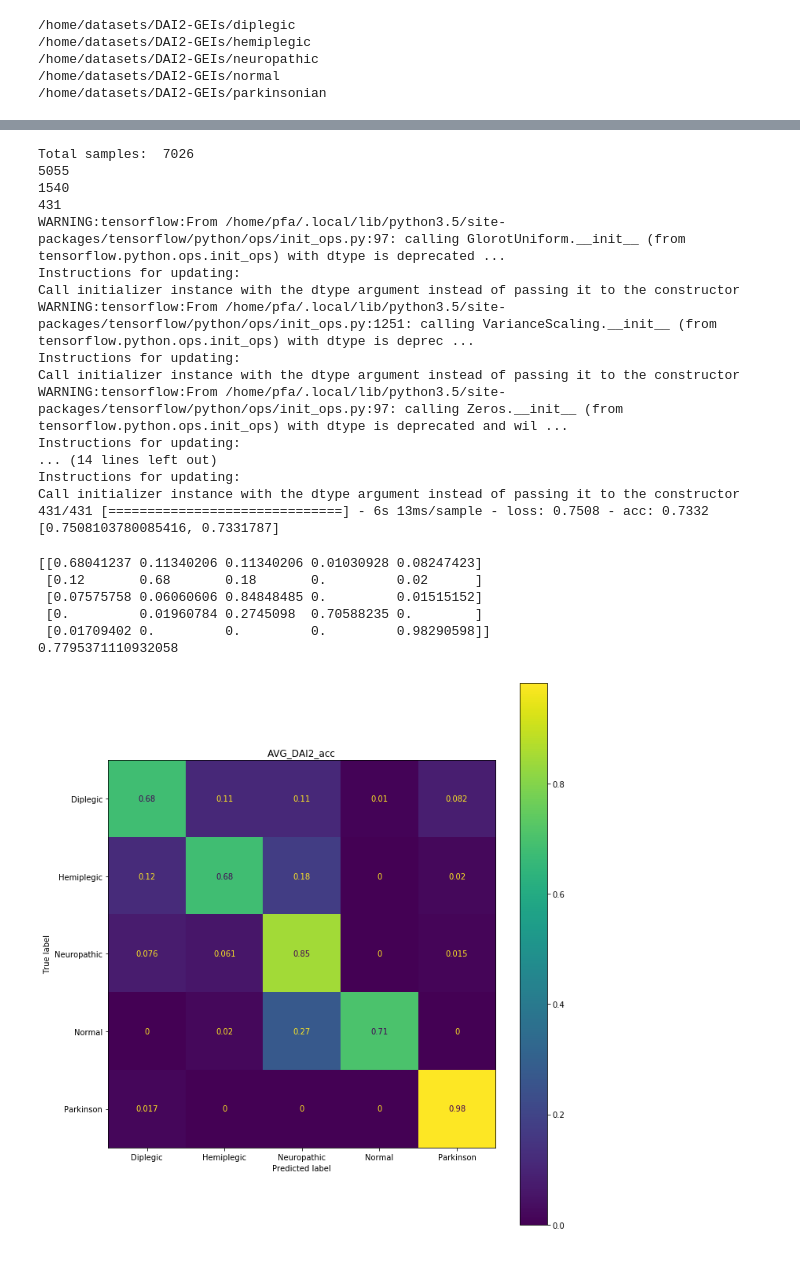
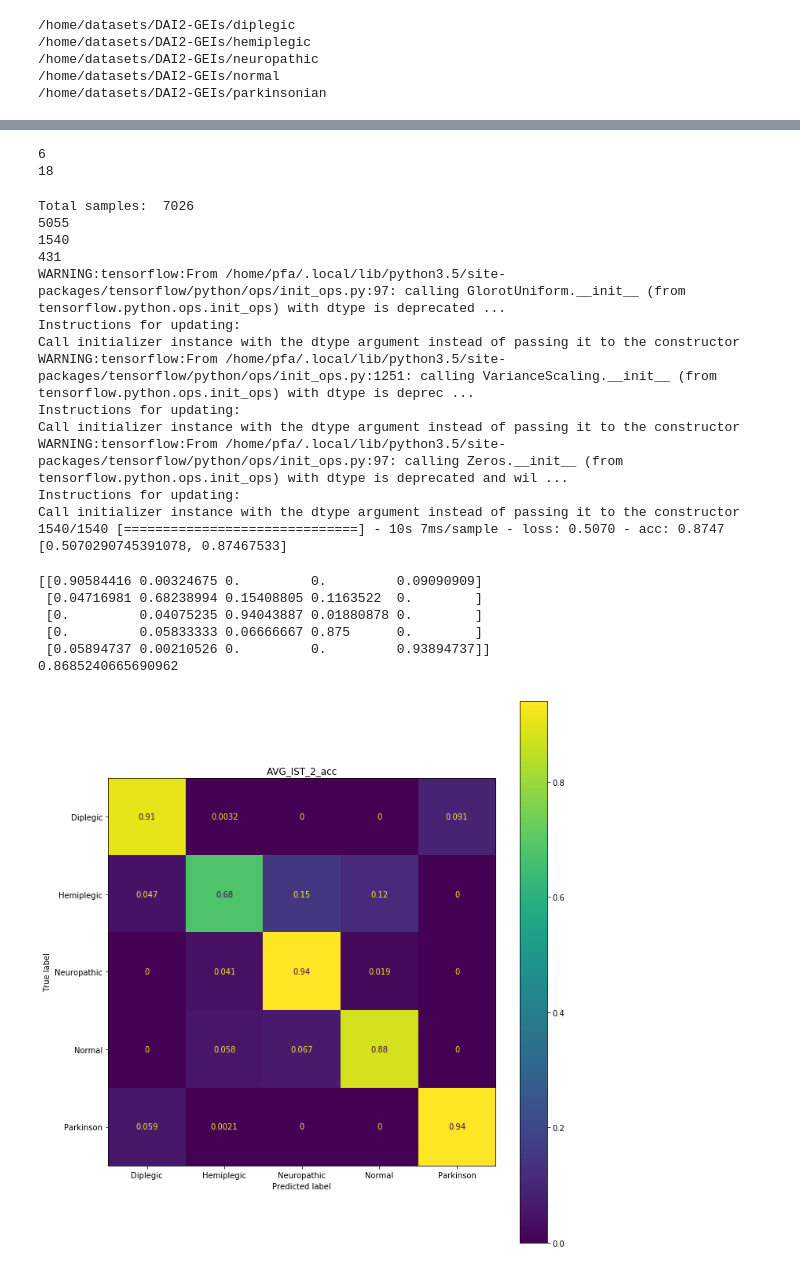
Before and after one commit to PedroFloresAlbuquerque/PathologicalGaitClassification, a Jupyter notebook: VGG19/VGG19_Train_GAIT_IT_FULL.ipynb, the cells around one changed output, grey strips where cells are left out. Drawn from its saved outputs; the diff is of its cells as text; code cells hidden in the pictures.

```diff
--- a/VGG19/VGG19_Train_GAIT_IT_FULL.ipynb
+++ b/VGG19/VGG19_Train_GAIT_IT_FULL.ipynb
@@ -338,7 +354,7 @@ all_history = Manager().list()
 # Define number iterations for k-folds
 
 # Train model with process to free GPU memory after training
-p = Process(target=create_train, args=('FULL_IST_2', all_history))
+p = Process(target=create_train, args=('FULL_IST', all_history))
 p.start()
 p.join()
 
@@ -346,6 +362,6 @@ p.join()
 history = [item for item in all_history]
 
 # Store performance history of each fold
-with open("/home/pfa/Documents/Code/VGG19/Train_GAIT_IT_FULL/dataGEIs/all_history_IST_2", 'wb') as f:
+with open("Train_GAIT_IT_FULL/dataGEIs/all_history_IST", 'wb') as f:
     pickle.dump(history,f)
 # %% [output]
@@ -369,5 +385,5 @@ Epoch 00050: val_acc did not improve from 0.88831
 # %%
-with open("/home/pfa/Documents/Code/VGG19/Train_GAIT_IT_FULL/dataGEIs/all_history_IST", 'rb') as f:
+with open("Train_GAIT_IT_FULL/dataGEIs/all_history_IST", 'rb') as f:
     all_history = pickle.load(f)
 # %%
 ## Plot results
@@ -409,6 +425,9 @@ plt.show()
 # print(min(all_history[0]['val_loss']))
 print(np.argmin(average_val_loss))
 print(np.argmax(average_val_acc))
+# %% [output]
+6
+18
 # %%
 from sklearn.metrics import confusion_matrix
 from tensorflow.keras.models import load_model
@@ -432,7 +451,7 @@ def evaluate_model(k, confusion_matrices):
 # %%
 # Load best models of each fold and compute confusion matrices
 confusion_matrices = Manager().list()
-p = Process(target=evaluate_model, args=('FULL_IST_2_acc', confusion_matrices))
+p = Process(target=evaluate_model, args=('FULL_IST', confusion_matrices))
 p.start()
 p.join()
 
@@ -440,21 +459,8 @@ p.join()
 conf_matrices = [item for item in confusion_matrices]
 
 # Store list with confusion matrices from every fold
-with open("/home/pfa/Documents/Code/VGG19/Train_GAIT_IT_FULL/dataGEIs/confusion_matrices_IST_2_acc", 'wb') as f:
+with open("Train_GAIT_IT_FULL/dataGEIs/confusion_matrices_IST", 'wb') as f:
     pickle.dump(conf_matrices,f)
-
-# Load best models of each fold and compute confusion matrices
-confusion_matrices = Manager().list()
-p = Process(target=evaluate_model, args=('FULL_IST_2_loss', confusion_matrices))
-p.start()
-p.join()
-
-# Convert manager list back to normal list
-conf_matrices = [item for item in confusion_matrices]
-
-# Store list with confusion matrices from every fold
-with open("/home/pfa/Documents/Code/VGG19/Train_GAIT_IT_FULL/dataGEIs/confusion_matrices_IST_2_loss", 'wb') as f:
-    pickle.dump(conf_matrices,f)
 # %% [output]
 Total samples:  7026
 5055
@@ -468,13 +474,11 @@ Instructions for updating:
 Call initializer instance with the dtype argument instead of passing it to the constructor
 WARNING:tensorflow:From /home/pfa/.local/lib/python3.5/site-packages/tensorflow/python/ops/init_ops.py:97: calling Zeros.__init__ (from tensorflow.python.ops.init_ops) with dtype is deprecated and wil ...
 Instructions for updating:
-... (14 lines left out)
-Instructions for updating:
 Call initializer instance with the dtype argument instead of passing it to the constructor
-431/431 [==============================] - 6s 13ms/sample - loss: 0.7508 - acc: 0.7332
-[0.7508103780085416, 0.7331787]
+1540/1540 [==============================] - 10s 7ms/sample - loss: 0.5070 - acc: 0.8747
+[0.5070290745391078, 0.87467533]
 # %%
-with open("/home/pfa/Documents/Code/VGG19/Train_GAIT_IT_FULL/dataGEIs/confusion_matrices_DAI2_acc", 'rb') as f:
+with open("Train_GAIT_IT_FULL/dataGEIs/confusion_matrices_DAI2_acc", 'rb') as f:
     confusion_matrices = pickle.load(f)
 # %%
 from sklearn.metrics import ConfusionMatrixDisplay
@@ -490,38 +494,38 @@ def DisplayCM(CM, title, save):
                     cmap='viridis', ax=ax, xticks_rotation='horizontal')
     plt.title(title)
     plt.tight_layout()
 
-    if save: plt.savefig('/home/pfa/Documents/Code/VGG19/Train_GAIT_IT_FULL/dataGEIs/Confusion Matrices GEIs/' + title)
+    if save: plt.savefig('Train_GAIT_IT_FULL/dataGEIs/Confusion Matrices GEIs/' + title)
 
 
 # Initialize normalized and average CMs and normalized CMs list
 cmAVG = np.zeros((5,5))
 cmpercent = np.zeros((5,5))
 cmpercentList = []
 
 i = 1
 # Create list for eachconfusion matrix in percentages
 for cm in confusion_matrices:
     display_labels = ['Diplegic', 'Hemiplegic', 'Neuropathic', 'Normal', 'Parkinson']
 
     cmpercent = cm.astype('float') / cm.sum(axis=1)[:, np.newaxis]
     cmpercentList.append(cmpercent)
 
 
 for i in range(0,5):
     for j in range(0,5):
         cmAVG[i][j] = np.mean([x[i][j] for x in cmpercentList])
 
 # Plot average CM of current model
 DisplayCM(CM=cmAVG, title='AVG_IST_2_acc', save=True)
 
 print(cmAVG)
 print(np.mean([cmAVG[0][0],cmAVG[1][1], cmAVG[2][2], cmAVG[3][3], cmAVG[4][4]]))
 # %% [output]
-[[0.68041237 0.11340206 0.11340206 0.01030928 0.08247423]
- [0.12       0.68       0.18       0.         0.02      ]
- [0.07575758 0.06060606 0.84848485 0.         0.01515152]
- [0.         0.01960784 0.2745098  0.70588235 0.        ]
- [0.01709402 0.         0.         0.         0.98290598]]
-0.7795371110932058
+[[0.90584416 0.00324675 0.         0.         0.09090909]
+ [0.04716981 0.68238994 0.15408805 0.1163522  0.        ]
+ [0.         0.04075235 0.94043887 0.01880878 0.        ]
+ [0.         0.05833333 0.06666667 0.875      0.        ]
+ [0.05894737 0.00210526 0.         0.         0.93894737]]
+0.8685240665690962
-[figure, old version]
+[figure, new version]
```
Also changed, not shown: parts of 8 cells of this notebook, 12 other files.
